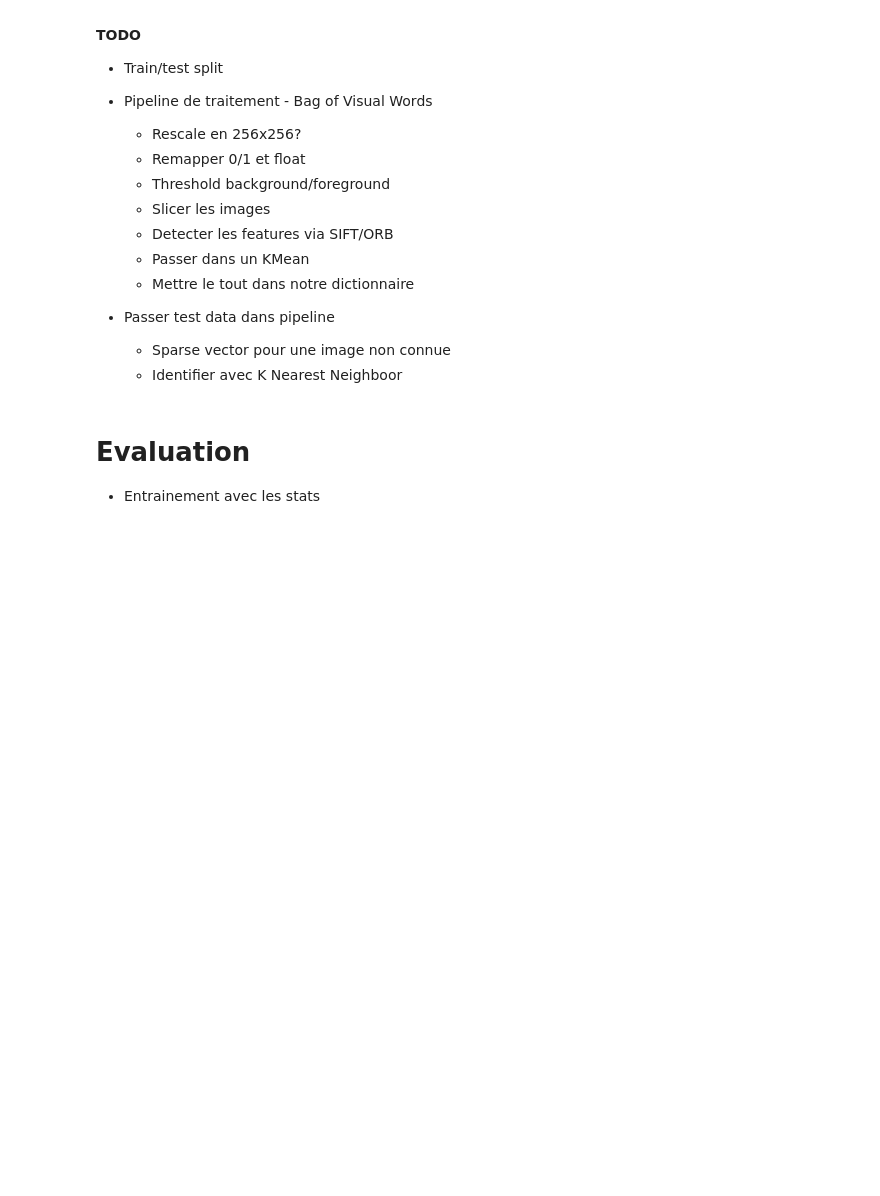
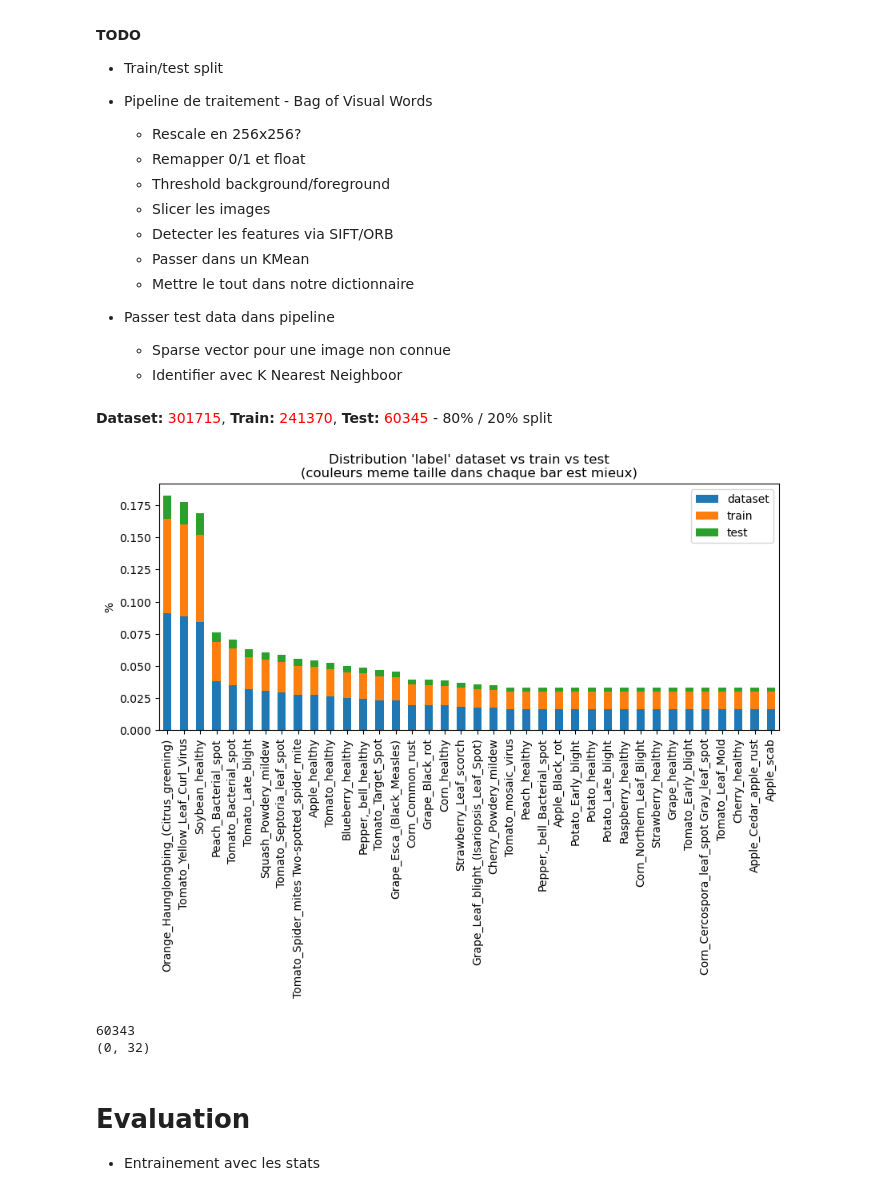
Before and after one commit to jfgagnon00/PlantVillage, a Jupyter notebook: BagOfVisualWords.ipynb, the cells around one changed output. Saved outputs shown, nothing was run; the diff lists cells and outputs as text; code cells hidden in the pictures; blank space fills up the shorter version.

```diff
--- a/BagOfVisualWords.ipynb
+++ b/BagOfVisualWords.ipynb
@@ -237,31 +344,35 @@ Mettre un peu de bla bla pour justifier ce qu'on fait, citer les papiers et tout
 #
 # split train/test
 #
-train, test = train_test_split(pv_dataset,
+train, test = train_test_split(pv_dataframe,
                                train_size=0.8,
                                random_state=42,
-                               stratify=pv_dataset["label"])
+                               stratify=pv_dataframe["label"])
 # %%
 # validation split size
-display_html(f"<b>Dataset:</b> <font style='color:red;'>{pv_dataset.size}</font>, "
+display_html(f"<b>Dataset:</b> <font style='color:red;'>{pv_dataframe.size}</font>, "
              f"<b>Train:</b> <font style='color:red;'>{train.size}</font>, "
              f"<b>Test:</b> <font style='color:red;'>{test.size}</font> "
               "- 80% / 20% split")
+# %% [output]
+Dataset: 301715, Train: 241370, Test: 60345 - 80% / 20% split
 # %%
 # validation split distribution
-size = pv_dataset.shape[0]
+size = pv_dataframe.shape[0]
 frequencies = pd.DataFrame({"dataset": disease_count / size,
                             "train": train["label"].value_counts() / size,
                             "test": test["label"].value_counts() / size})
 frequencies = frequencies.reindex(index=disease_count.index.to_list())
 
 plt.figure(figsize=FIGSIZE)
 frequencies.plot.bar(ax=plt.gca(),
                      stacked=True,
                      title="Distribution 'label' dataset vs train vs test\n"
                            "(couleurs meme taille dans chaque bar est mieux)",
                      ylabel="%")
 plt.show()
+# %% [output]
+[figure, added]
 # %%
 #
 # construire les features
@@ -269,35 +380,33 @@ plt.show()
 desc_factory = cv2.ORB_create()
 feature_list = np.empty((0, 32), dtype=np.uint8)
 
-progress = tqdm(iterable=pv_dataset.iterrows(),
-                total=pv_dataset.shape[0],
-                bar_format="{l_bar}{bar}{postfix}")
+progress = tqdm(iterable=pv_dataframe.iterrows(),
+                total=pv_dataframe.shape[0])
 
 for index, row in progress:
-    image_path = row["image_path"]
-    progress.set_postfix_str(image_path)
+    image_path = row["image_path"] #row["thumbnail_path"] #
+    # image = load_image(image_path)
 
-    image = load_image(image_path)
+    # # tiling irait ici
+    # # detection backgroud irait ici
+    # _, descs = desc_factory.detectAndCompute(image, None)
+    # if descs is None:
+    #     continue
 
-    # tiling irait ici
-    # detection backgroud irait ici
-    _, descs = desc_factory.detectAndCompute(image, None)
-    if descs is None:
-        continue
-
-    feature_list = np.append(feature_list, descs, axis=0)
-
-    del image
+    # feature_list = np.append(feature_list, descs, axis=0)
 
 #     if index > 100:
 #         break
 
-with open('descs.pkl', 'wb') as f:
-    pickle.dump(list(feature_list), f)
+# with open('descs.pkl', 'wb') as f:
+#     pickle.dump(list(feature_list), f)
 
 # save the data to hdf5
-print(pv_dataset.shape[0])
+print(pv_dataframe.shape[0])
 print(feature_list.shape)
+# %% [output]
+60343
+(0, 32)
 # %% [markdown]
 # Evaluation
 
```
Also changed, not shown: parts of 15 cells of this notebook, 3 other files.
